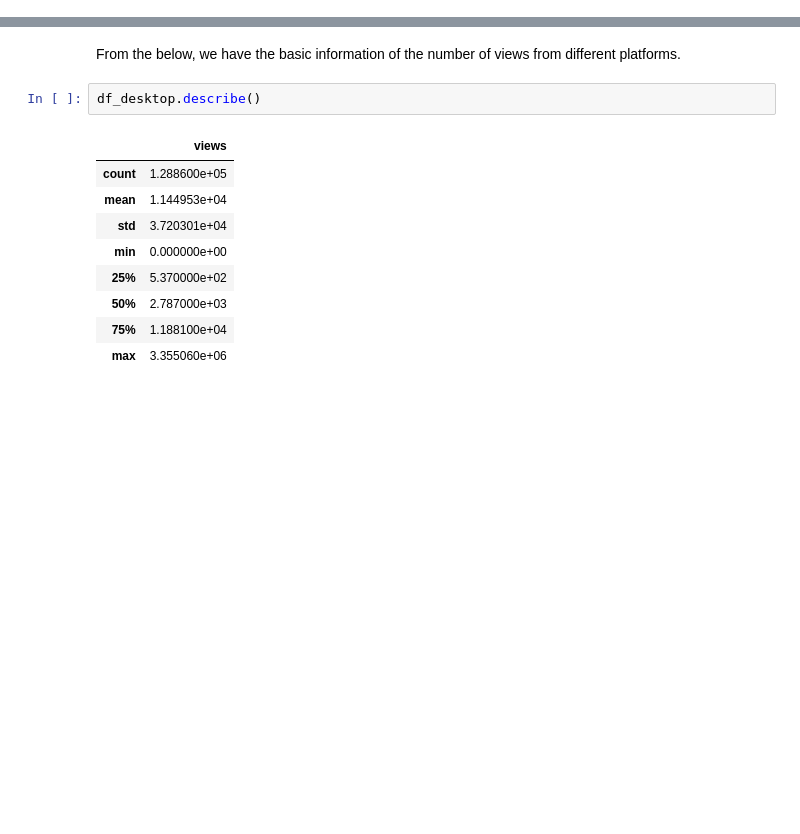
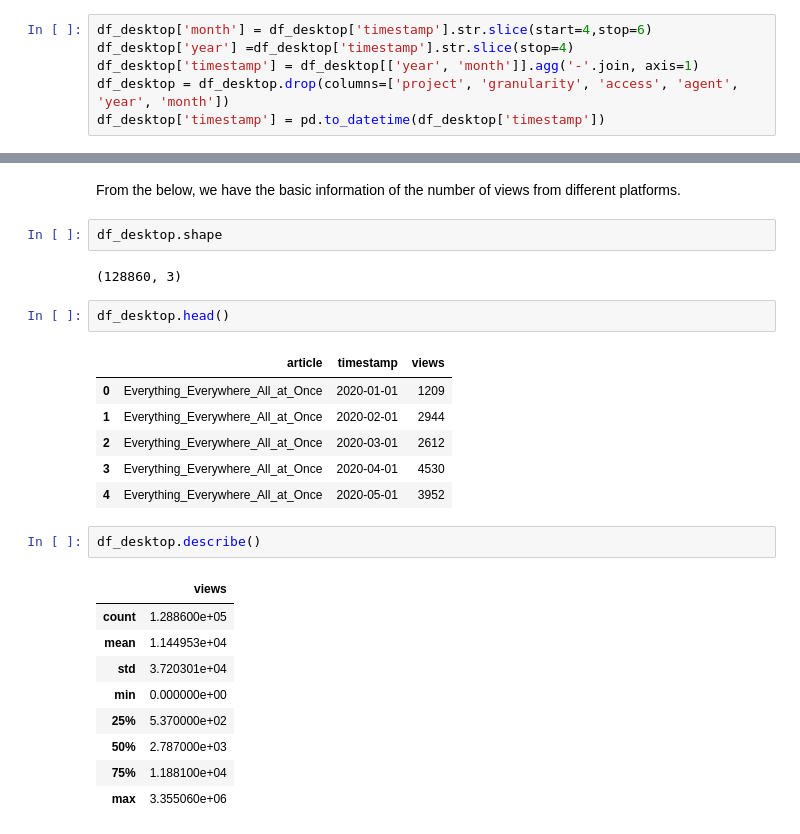
Before and after one commit to hww1999/UW_MSDS_Data512_AU23_HW1, a Jupyter notebook: data/data processing.ipynb, the cells around one changed output, grey strips where cells are left out. Saved outputs shown, nothing was run; the diff lists cells and outputs as text; blank space fills up the shorter version.

```diff
--- a/data/data processing.ipynb
+++ b/data/data processing.ipynb
@@ -13,3 +13,9 @@ df_mobile_app = pd.json_normalize(df_mobile_app)
 
 df_mobile_web = pd.read_json('inter_mobile_web_start201507-end202310.json')['articles']
 df_mobile_web = pd.json_normalize(df_mobile_web)
+# %%
+df_desktop['month'] = df_desktop['timestamp'].str.slice(start=4,stop=6)
+df_desktop['year'] =df_desktop['timestamp'].str.slice(stop=4)
+df_desktop['timestamp'] = df_desktop[['year', 'month']].agg('-'.join, axis=1)
+df_desktop = df_desktop.drop(columns=['project', 'granularity', 'access', 'agent', 'year', 'month'])
+df_desktop['timestamp'] = pd.to_datetime(df_desktop['timestamp'])
@@ -16,5 +34,18 @@ df_mobile_web = pd.json_normalize(df_mobile_web)
 # %% [markdown]
 From the below, we have the basic information of the number of views from different platforms.
+# %%
+df_desktop.shape
+# %% [output]
+(128860, 3)
+# %%
+df_desktop.head()
+# %% [output]
+|  | article | timestamp | views |
+| 0 | Everything_Everywhere_All_at_Once | 2020-01-01 | 1209 |
+| 1 | Everything_Everywhere_All_at_Once | 2020-02-01 | 2944 |
+| 2 | Everything_Everywhere_All_at_Once | 2020-03-01 | 2612 |
+| 3 | Everything_Everywhere_All_at_Once | 2020-04-01 | 4530 |
+| 4 | Everything_Everywhere_All_at_Once | 2020-05-01 | 3952 |
 # %%
 df_desktop.describe()
 # %% [output]
```
Also changed, not shown: parts of 19 cells of this notebook, 3 other files.
